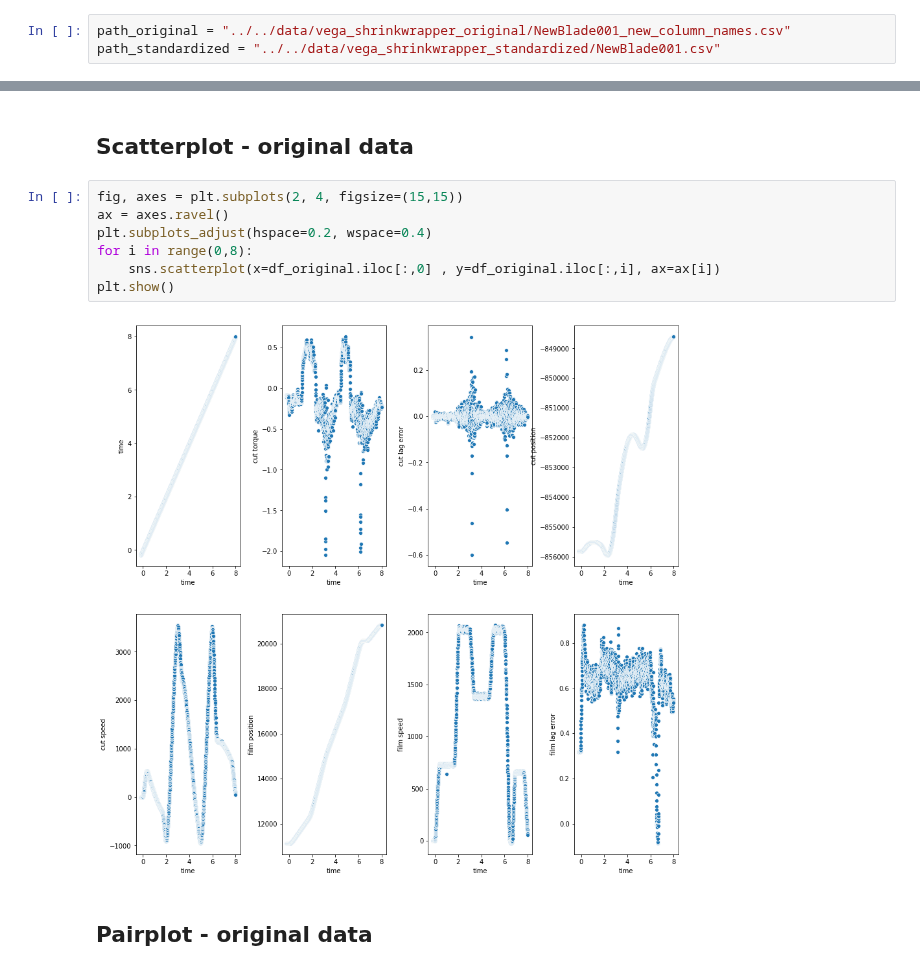
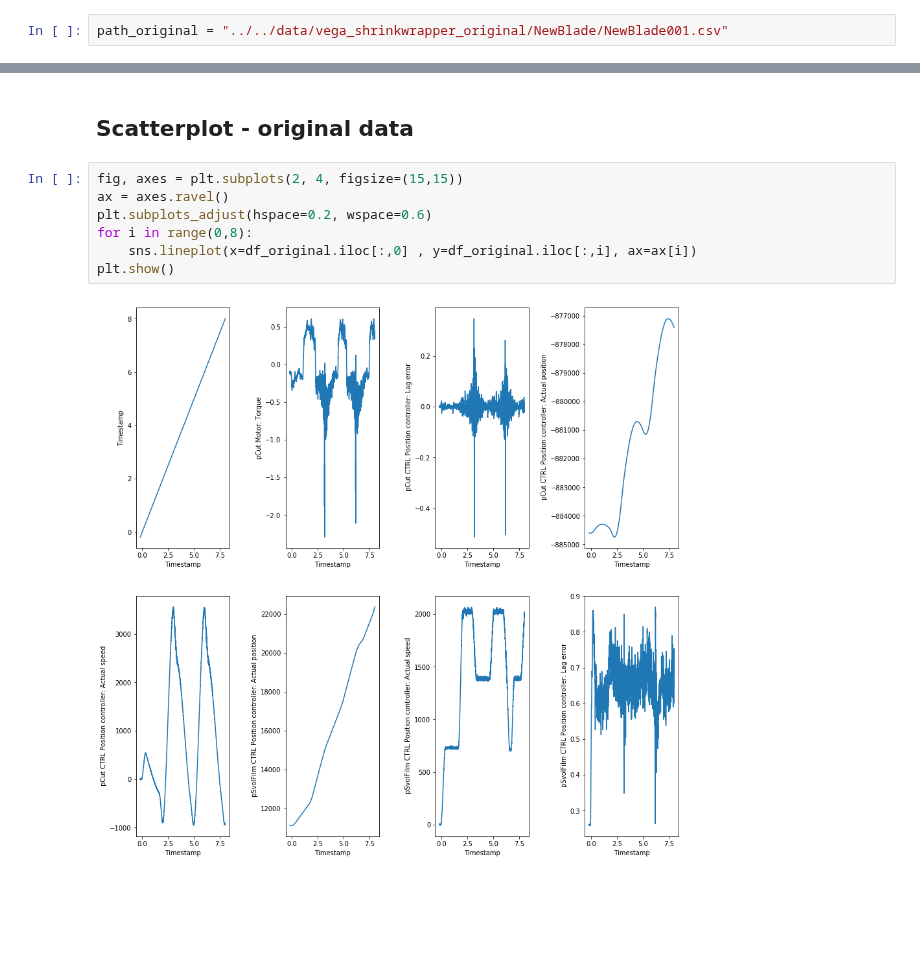
Before and after one commit to carlov93/predictive_maintenance, a Jupyter notebook: src/visualisation/visualisation_new.ipynb, the cells around one changed output, grey strips where cells are left out. Saved outputs shown, nothing was run; the diff lists cells and outputs as text; blank space fills up the shorter version.

```diff
--- a/src/visualisation/visualisation_new.ipynb
+++ b/src/visualisation/visualisation_new.ipynb
@@ -5,7 +5,6 @@ import seaborn as sns
 # %% [markdown]
 # Visualisation - New Blade
 # %%
-path_original = "../../data/vega_shrinkwrapper_original/NewBlade001_new_column_names.csv"
-path_standardized = "../../data/vega_shrinkwrapper_standardized/NewBlade001.csv"
+path_original = "../../data/vega_shrinkwrapper_original/NewBlade/NewBlade001.csv"
 # %%
 df_original = pd.read_csv(path_original)
@@ -26,11 +24,9 @@ plt.show()
 # %%
 fig, axes = plt.subplots(2, 4, figsize=(15,15))
 ax = axes.ravel()
-plt.subplots_adjust(hspace=0.2, wspace=0.4)
+plt.subplots_adjust(hspace=0.2, wspace=0.6)
 for i in range(0,8):
-    sns.scatterplot(x=df_original.iloc[:,0] , y=df_original.iloc[:,i], ax=ax[i])
+    sns.lineplot(x=df_original.iloc[:,0] , y=df_original.iloc[:,i], ax=ax[i])
 plt.show()
 # %% [output]
-[figure, old version]
+[figure, new version]
-# %% [markdown]
-## Pairplot - original data
```
Also changed, not shown: parts of 3 cells of this notebook, 14 other files.
